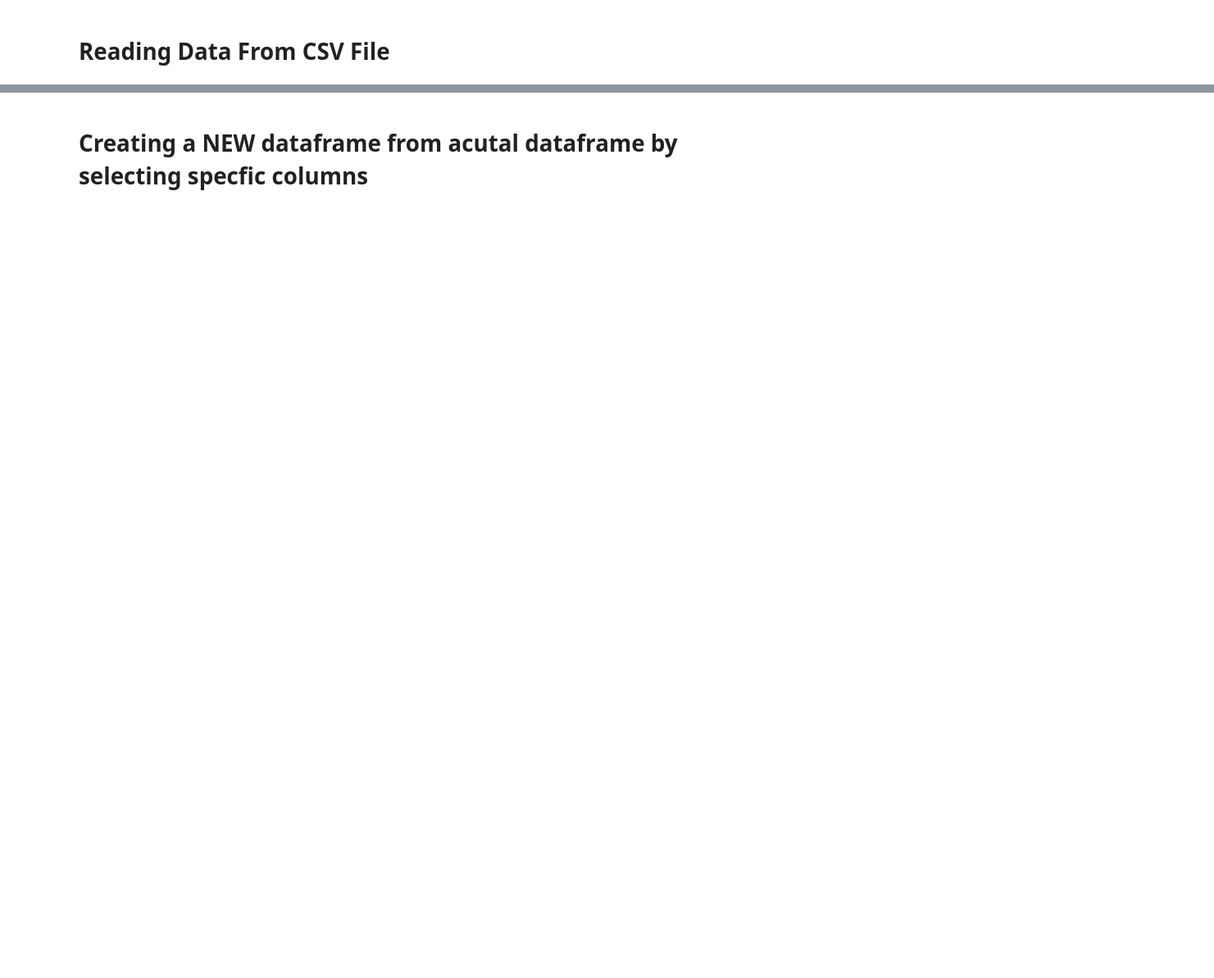
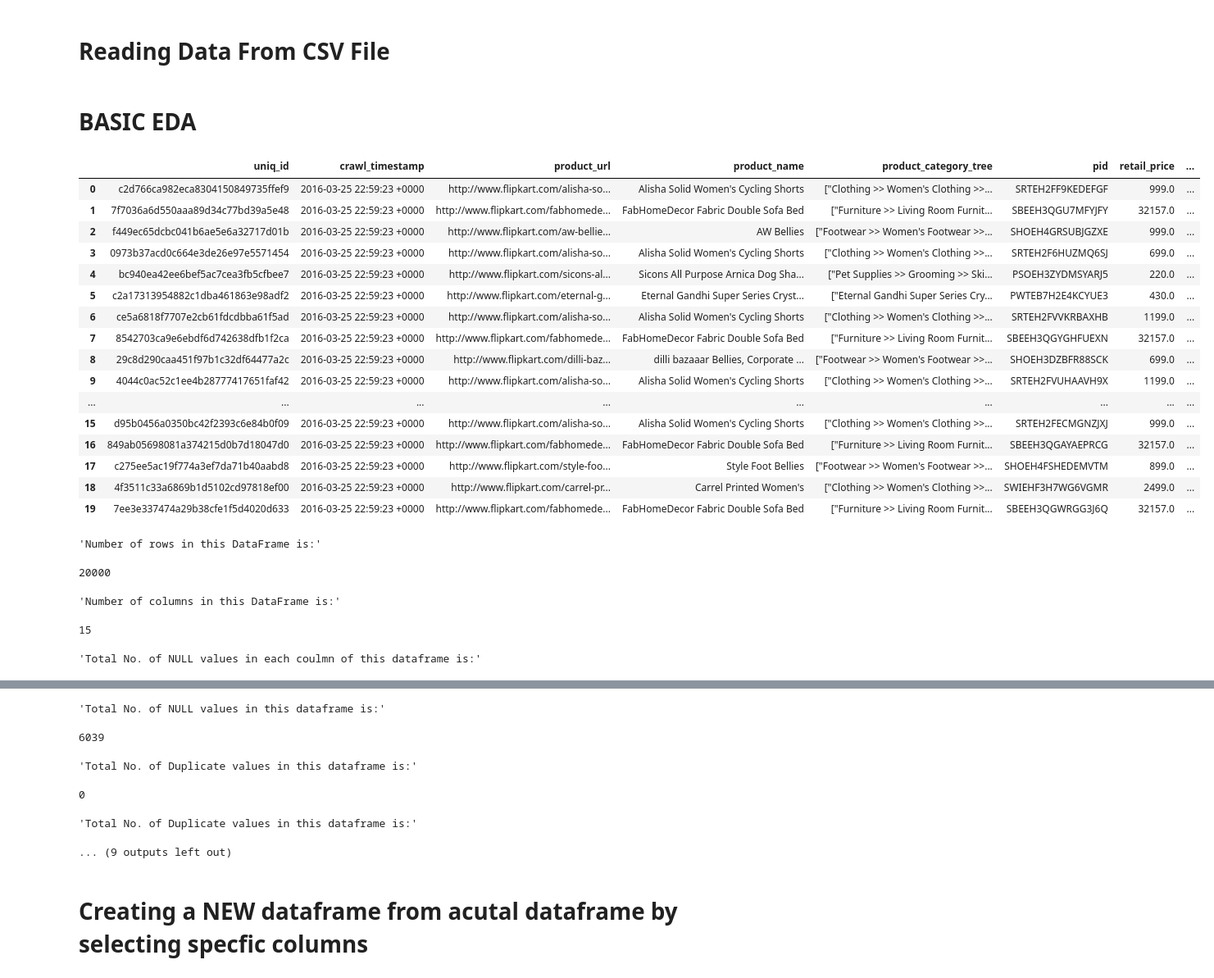
Before and after one commit to muralimopidevi/Flipkart-Text-Analysis-NLP, a Jupyter notebook: FlipKart_Text_Analysis.ipynb, the cells around one changed output, grey strips where cells are left out. Shown at 82% size. Drawn from its saved outputs; the diff is of its cells as text; code cells hidden in the pictures; blank space fills up the shorter version.

```diff
--- a/FlipKart_Text_Analysis.ipynb
+++ b/FlipKart_Text_Analysis.ipynb
@@ -20,3 +20,74 @@ from nltk.corpus import stopwords
 # Reading Data From CSV File
 # %%
 data = pd.read_csv('flipkart.csv', low_memory=False, encoding='utf-8')
+# %% [markdown]
+# BASIC EDA
+# %%
+def DataFrameInfo(df):
+    # Printing the head 20 rows of a dataframe
+    display(df.head(20))
+
+    # No.of rows of a dataframe
+    display("Number of rows in this DataFrame is:",df.shape[0], "Number of columns in this DataFrame is:", df.shape[1])
+
+    # NULL values in a dataframe by columns wise
+    display("Total No. of NULL values in each coulmn of this dataframe is:", df.isnull().sum())
+
+    # NULL values in a dataframe
+    display("Total No. of NULL values in this dataframe is:", df.isnull().sum().sum())
+
+    # Duplicate Rows in a dataframe
+    display("Total No. of Duplicate values in this dataframe is:",df.duplicated().sum())
+
+    # unique values in a each column
+    display("Total No. of Duplicate values in this dataframe is:",df.nunique())
+
+    # Types of a Dataframe
+    display("Datatypes of this dataframe is:", df.dtypes)
+
+    # Summary of a dataframe
+    display("summarization of numarical columns of this DataFrame is:", df.describe())
+
+    # Seprating numerical and categorical columns
+    categorical_columns_x = []
+    numeric_columns_x = []
+    for c in df.columns:
+        # check if there are any strings in column
+        if df[c].map(type).eq(str).any():
+            categorical_columns_x.append(c)
+        else:
+            numeric_columns_x.append(c)
+    # create two DataFrames, one for each data type
+    numerical = df[numeric_columns_x]
+    categorical = df[categorical_columns_x]
+    # Display numerical Values
+    display(numerical)
+
+    #Display categorical Values
+    display(categorical)
+
+
+DataFrameInfo(data)
+# %% [output]
+|  | uniq_id | crawl_timestamp | product_url | product_name | product_category_tree | pid | retail_price | ... |
+| 0 | c2d766ca982eca8304150849735ffef9 | 2016-03-25 22:59:23 +0000 | http://www.flipkart.com/alisha-so... | Alisha Solid Women's Cycling Shorts | ["Clothing >> Women's Clothing >>... | SRTEH2FF9KEDEFGF | 999.0 | ... |
+| 1 | 7f7036a6d550aaa89d34c77bd39a5e48 | 2016-03-25 22:59:23 +0000 | http://www.flipkart.com/fabhomede... | FabHomeDecor Fabric Double Sofa Bed | ["Furniture >> Living Room Furnit... | SBEEH3QGU7MFYJFY | 32157.0 | ... |
+| 2 | f449ec65dcbc041b6ae5e6a32717d01b | 2016-03-25 22:59:23 +0000 | http://www.flipkart.com/aw-bellie... | AW Bellies | ["Footwear >> Women's Footwear >>... | SHOEH4GRSUBJGZXE | 999.0 | ... |
+| 3 | 0973b37acd0c664e3de26e97e5571454 | 2016-03-25 22:59:23 +0000 | http://www.flipkart.com/alisha-so... | Alisha Solid Women's Cycling Shorts | ["Clothing >> Women's Clothing >>... | SRTEH2F6HUZMQ6SJ | 699.0 | ... |
+| 4 | bc940ea42ee6bef5ac7cea3fb5cfbee7 | 2016-03-25 22:59:23 +0000 | http://www.flipkart.com/sicons-al... | Sicons All Purpose Arnica Dog Sha... | ["Pet Supplies >> Grooming >> Ski... | PSOEH3ZYDMSYARJ5 | 220.0 | ... |
+| 5 | c2a17313954882c1dba461863e98adf2 | 2016-03-25 22:59:23 +0000 | http://www.flipkart.com/eternal-g... | Eternal Gandhi Super Series Cryst... | ["Eternal Gandhi Super Series Cry... | PWTEB7H2E4KCYUE3 | 430.0 | ... |
+| 6 | ce5a6818f7707e2cb61fdcdbba61f5ad | 2016-03-25 22:59:23 +0000 | http://www.flipkart.com/alisha-so... | Alisha Solid Women's Cycling Shorts | ["Clothing >> Women's Clothing >>... | SRTEH2FVVKRBAXHB | 1199.0 | ... |
+| 7 | 8542703ca9e6ebdf6d742638dfb1f2ca | 2016-03-25 22:59:23 +0000 | http://www.flipkart.com/fabhomede... | FabHomeDecor Fabric Double Sofa Bed | ["Furniture >> Living Room Furnit... | SBEEH3QGYGHFUEXN | 32157.0 | ... |
+| 8 | 29c8d290caa451f97b1c32df64477a2c | 2016-03-25 22:59:23 +0000 | http://www.flipkart.com/dilli-baz... | dilli bazaaar Bellies, Corporate ... | ["Footwear >> Women's Footwear >>... | SHOEH3DZBFR88SCK | 699.0 | ... |
+| 9 | 4044c0ac52c1ee4b28777417651faf42 | 2016-03-25 22:59:23 +0000 | http://www.flipkart.com/alisha-so... | Alisha Solid Women's Cycling Shorts | ["Clothing >> Women's Clothing >>... | SRTEH2FVUHAAVH9X | 1199.0 | ... |
+| ... | ... | ... | ... | ... | ... | ... | ... | ... |
+| 15 | d95b0456a0350bc42f2393c6e84b0f09 | 2016-03-25 22:59:23 +0000 | http://www.flipkart.com/alisha-so... | Alisha Solid Women's Cycling Shorts | ["Clothing >> Women's Clothing >>... | SRTEH2FECMGNZJXJ | 999.0 | ... |
+| 16 | 849ab05698081a374215d0b7d18047d0 | 2016-03-25 22:59:23 +0000 | http://www.flipkart.com/fabhomede... | FabHomeDecor Fabric Double Sofa Bed | ["Furniture >> Living Room Furnit... | SBEEH3QGAYAEPRCG | 32157.0 | ... |
+| 17 | c275ee5ac19f774a3ef7da71b40aabd8 | 2016-03-25 22:59:23 +0000 | http://www.flipkart.com/style-foo... | Style Foot Bellies | ["Footwear >> Women's Footwear >>... | SHOEH4FSHEDEMVTM | 899.0 | ... |
+| 18 | 4f3511c33a6869b1d5102cd97818ef00 | 2016-03-25 22:59:23 +0000 | http://www.flipkart.com/carrel-pr... | Carrel Printed Women's | ["Clothing >> Women's Clothing >>... | SWIEHF3H7WG6VGMR | 2499.0 | ... |
+| 19 | 7ee3e337474a29b38cfe1f5d4020d633 | 2016-03-25 22:59:23 +0000 | http://www.flipkart.com/fabhomede... | FabHomeDecor Fabric Double Sofa Bed | ["Furniture >> Living Room Furnit... | SBEEH3QGWRGG3J6Q | 32157.0 | ... |
+'Number of rows in this DataFrame is:'
+20000
+'Number of columns in this DataFrame is:'
+15
+'Total No. of NULL values in each coulmn of this dataframe is:'
@@ -23,3 +110,9 @@ data = pd.read_csv('flipkart.csv', low_memory=False, encoding='utf-8')
+'Total No. of NULL values in this dataframe is:'
+6039
+'Total No. of Duplicate values in this dataframe is:'
+0
+'Total No. of Duplicate values in this dataframe is:'
+... (9 outputs left out)
 # %% [markdown]
 # Creating a NEW dataframe from acutal dataframe by selecting specfic columns
 # %%
```
Also changed, not shown: parts of 14 cells of this notebook.
